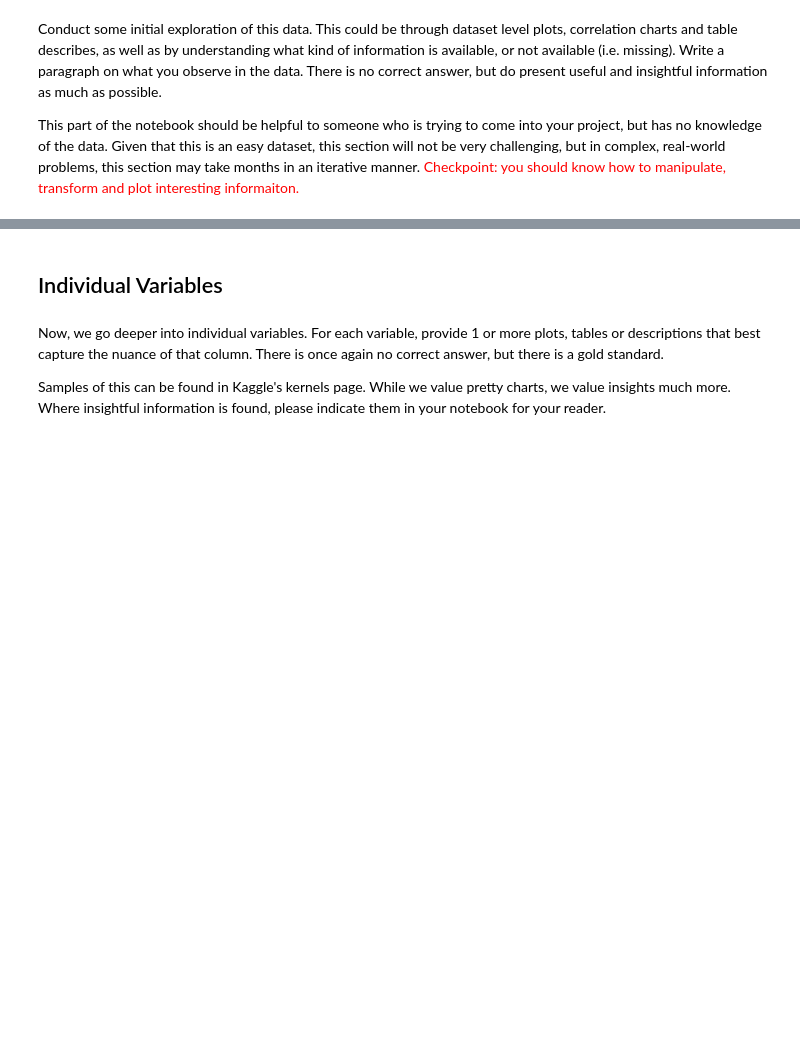
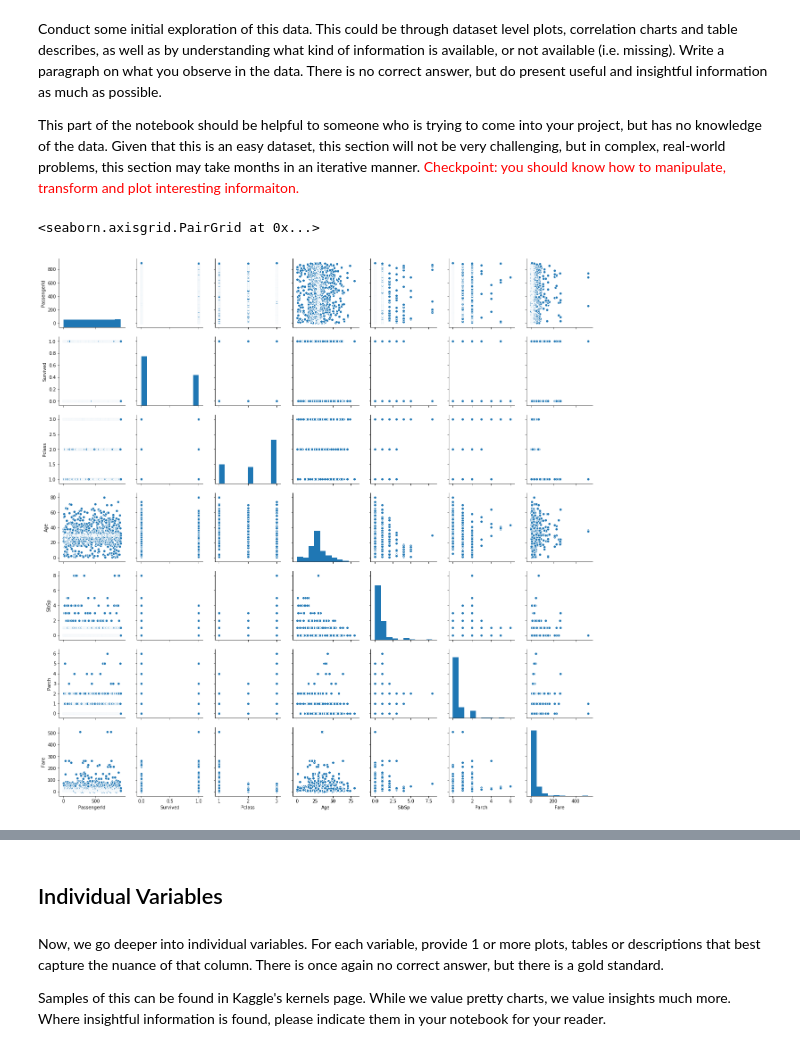
Before and after one commit to ningyuuu/rf-scratch, a Jupyter notebook: titanic-filled.ipynb, the cells around one changed output, grey strips where cells are left out. Cells and saved outputs as stored; diff of their text form; code cells hidden in the pictures; blank space fills up the shorter version.

```diff
--- a/titanic-filled.ipynb
+++ b/titanic-filled.ipynb
@@ -95,0 +145,5 @@ This part of the notebook should be helpful to someone who is trying to come int
+# %%
+sns.pairplot(titanic)
+# %% [output]
+<seaborn.axisgrid.PairGrid at 0x...>
+[figure, added]
```
Also changed, not shown: parts of 37 cells of this notebook.
